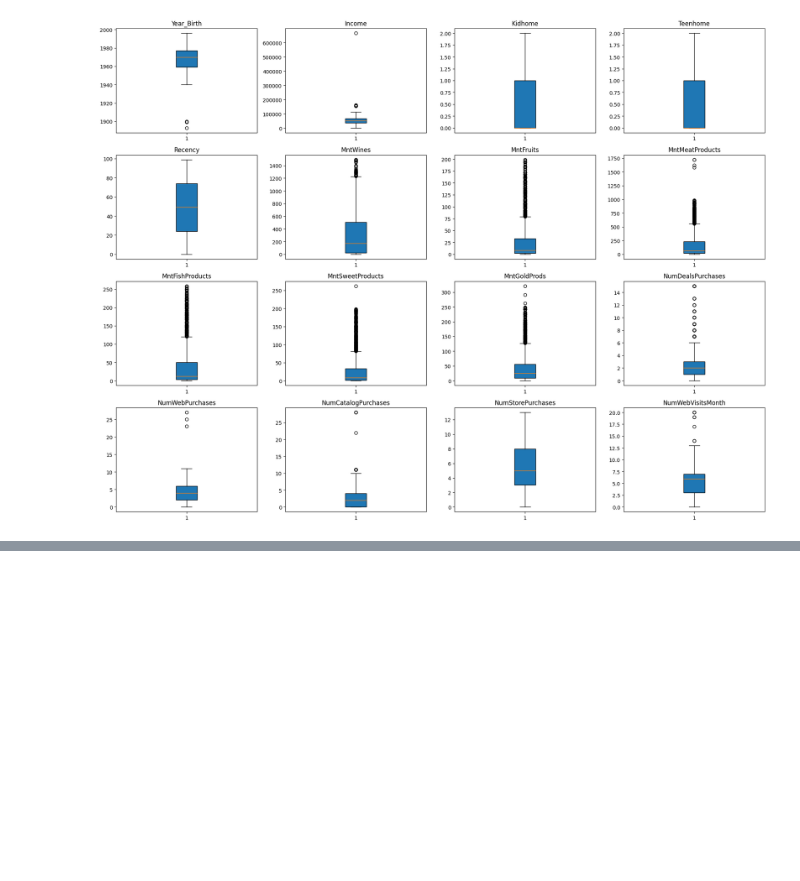
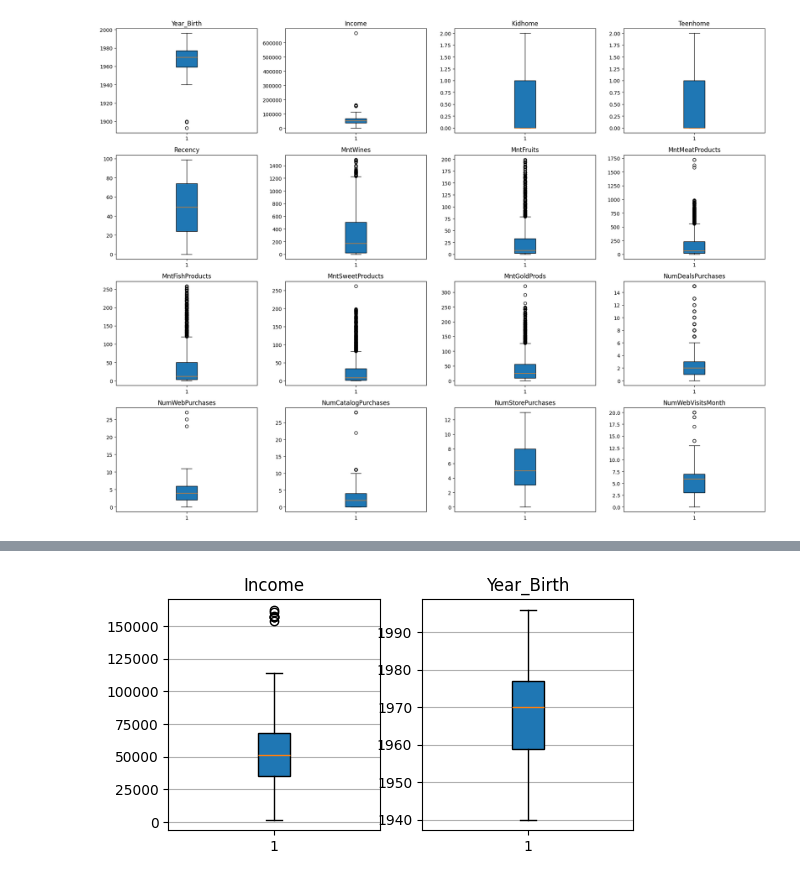
Before and after one commit to itsvaibhav30/Marketing_campaign_analysis, a Jupyter notebook: marketing_campaign_analysis.ipynb, the cells around one changed output, grey strips where cells are left out. Saved outputs shown, nothing was run; the diff lists cells and outputs as text; code cells hidden in the pictures; blank space fills up the shorter version.

```diff
--- a/marketing_campaign_analysis.ipynb
+++ b/marketing_campaign_analysis.ipynb
@@ -163,0 +166,3 @@ plt.show()
+# %%
+filter_df=df[df["Year_Birth"]<1920]
+filter_df
@@ -163,0 +175,22 @@ plt.show()
+# %%
+drop_rows=filter_df.index
+df.drop(drop_rows, inplace=True)
+# %%
+rows_drop=df[df["Income"]>500000]
+rows_drop
+rows_drop=rows_drop.index
+df.drop(rows_drop, inplace=True)
+# %%
+num_vars_detail=["Income","Year_Birth"]
+fig,axes=plt.subplots(nrows=1,ncols=2)#create the figure and the axes
+axes=axes.flatten()
+for i, col in enumerate(num_vars_detail):
+    ax=axes[i]
+    box=ax.boxplot(df[col],patch_artist=True)
+    ax.set_title(col)
+    ax.yaxis.grid(True)
+
+fig.set_size_inches(6,3)
+plt.show()
+# %% [output]
+[figure, added]
```
Also changed, not shown: parts of 8 cells of this notebook.
